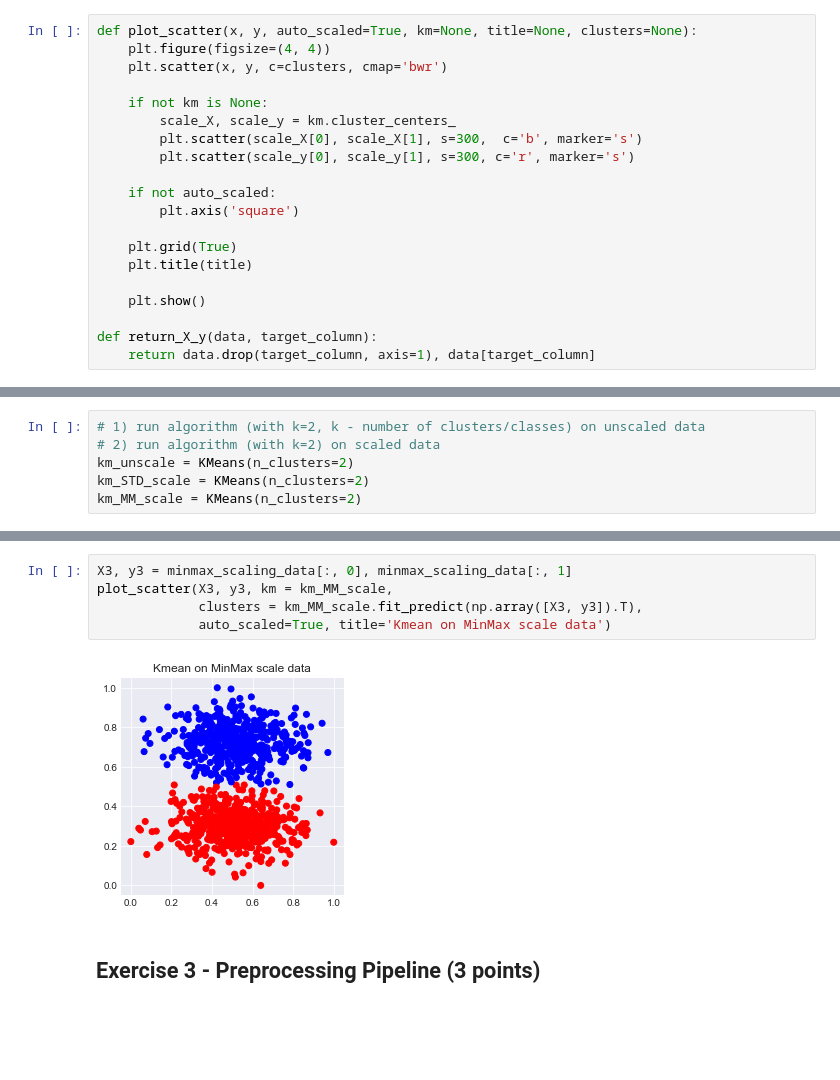
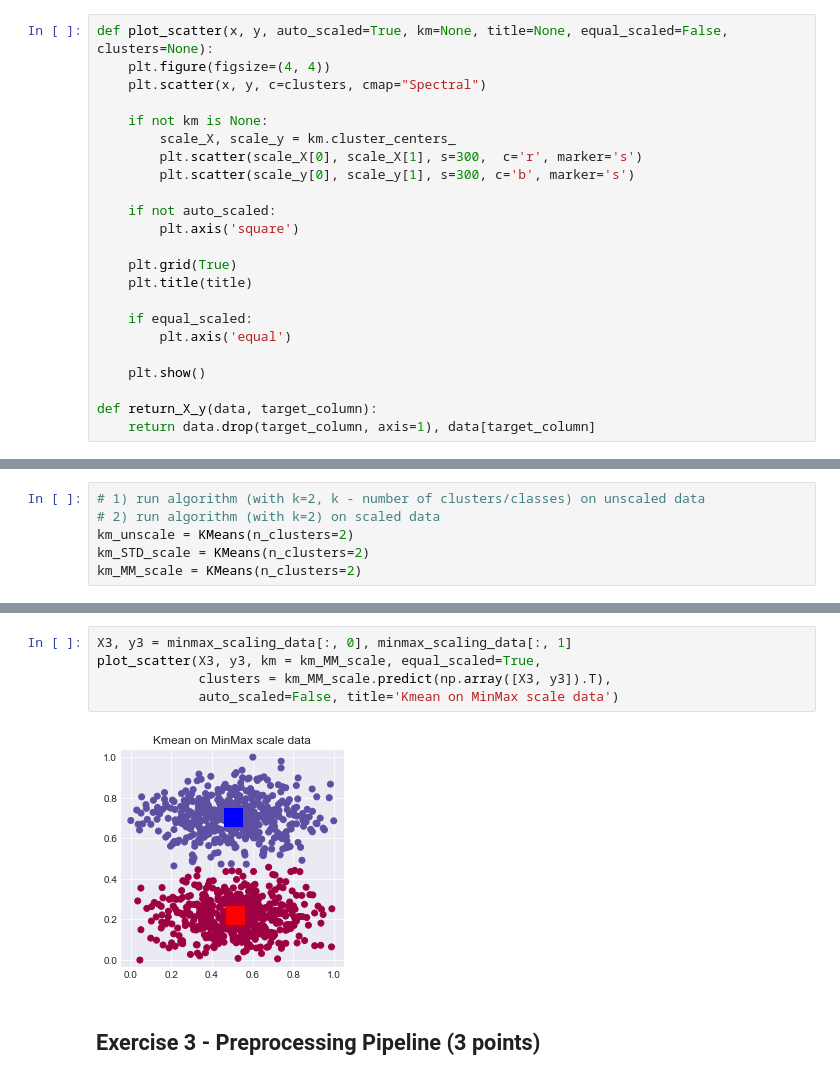
Before and after one commit to JackNightsky/RSS_ML_HW, a Jupyter notebook: 4_feature_engineering_selection/feature_engineering_selection.ipynb, the cells around one changed output, grey strips where cells are left out. Drawn from its saved outputs; the diff is of its cells as text; blank space fills up the shorter version.

```diff
--- a/4_feature_engineering_selection/feature_engineering_selection.ipynb
+++ b/4_feature_engineering_selection/feature_engineering_selection.ipynb
@@ -28,14 +28,14 @@ from sklearn.datasets import make_classification, load_wine, load_breast_cancer,
 # %%
 plt.style.use('seaborn-darkgrid')
 # %%
-def plot_scatter(x, y, auto_scaled=True, km=None, title=None, clusters=None):
+def plot_scatter(x, y, auto_scaled=True, km=None, title=None, equal_scaled=False, clusters=None):
     plt.figure(figsize=(4, 4))
-    plt.scatter(x, y, c=clusters, cmap='bwr')
+    plt.scatter(x, y, c=clusters, cmap="Spectral")
 
     if not km is None:
         scale_X, scale_y = km.cluster_centers_
-        plt.scatter(scale_X[0], scale_X[1], s=300,  c='b', marker='s')
-        plt.scatter(scale_y[0], scale_y[1], s=300, c='r', marker='s')
+        plt.scatter(scale_X[0], scale_X[1], s=300,  c='r', marker='s')
+        plt.scatter(scale_y[0], scale_y[1], s=300, c='b', marker='s')
 
     if not auto_scaled:
         plt.axis('square')
@@ -43,6 +43,9 @@ def plot_scatter(x, y, auto_scaled=True, km=None, title=None, clusters=None):
     plt.grid(True)
     plt.title(title)
 
+    if equal_scaled:
+        plt.axis('equal')
+
     plt.show()
 
 def return_X_y(data, target_column):
@@ -635,10 +617,10 @@ plot_scatter(X2, y2, km =  km_STD_scale,
 # %%
 X3, y3 = minmax_scaling_data[:, 0], minmax_scaling_data[:, 1]
-plot_scatter(X3, y3, km = km_MM_scale,
-             clusters = km_MM_scale.fit_predict(np.array([X3, y3]).T),
-             auto_scaled=True, title='Kmean on MinMax scale data')
+plot_scatter(X3, y3, km = km_MM_scale, equal_scaled=True,
+             clusters = km_MM_scale.predict(np.array([X3, y3]).T),
+             auto_scaled=False, title='Kmean on MinMax scale data')
 # %% [output]
-[figure, old version]
+[figure, new version]
 # %% [markdown]
 ## Exercise  3 - Preprocessing Pipeline (3 points)
 # %%
```
Also changed, not shown: parts of 46 cells of this notebook.
